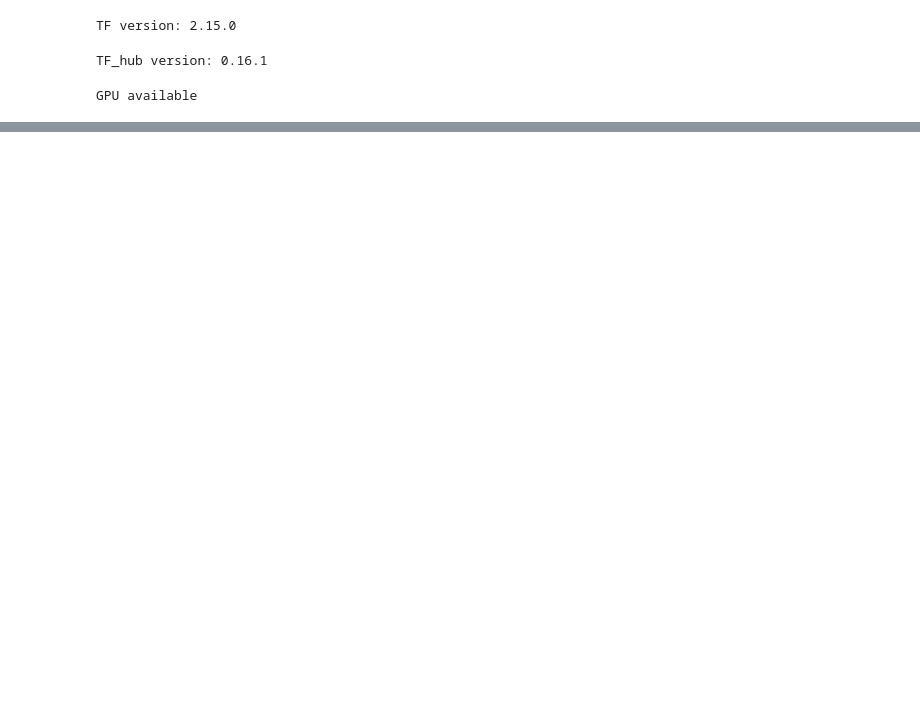
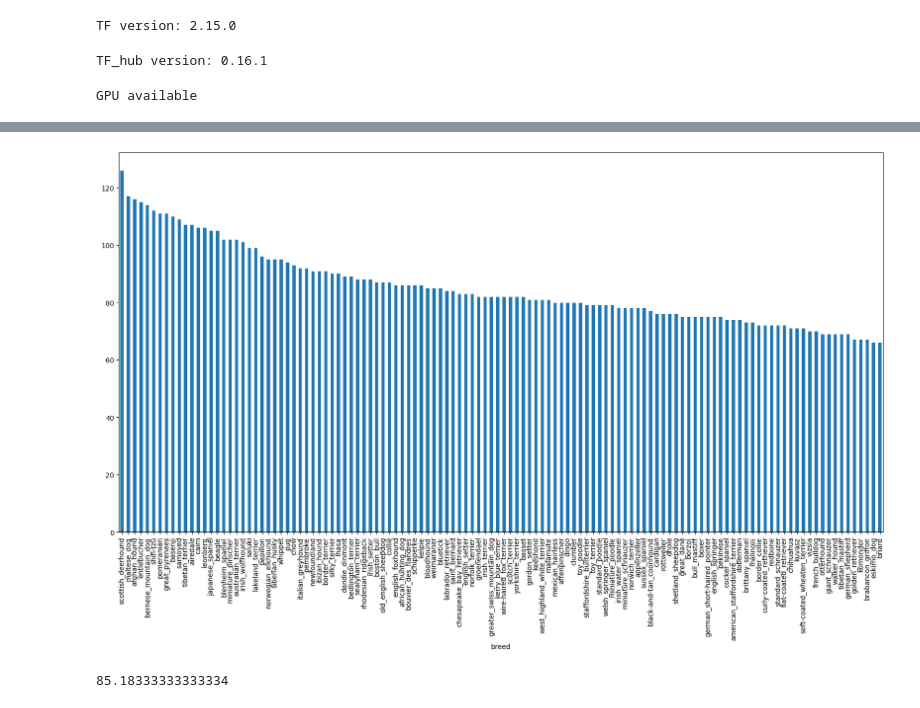
Before and after one commit to Kammohan/AI-Driven-Dog-Breed-Classifier, a Jupyter notebook: AI_Driven_Dog_Breed_Classifier.ipynb, the cells around one changed output, grey strips where cells are left out. Saved outputs shown, nothing was run; the diff lists cells and outputs as text; code cells hidden in the pictures; blank space fills up the shorter version.

```diff
--- a/AI_Driven_Dog_Breed_Classifier.ipynb
+++ b/AI_Driven_Dog_Breed_Classifier.ipynb
@@ -55,0 +67,4 @@ GPU available
+# %%
+import pandas as pd
+labels_read = pd.read_csv("/content/drive/MyDrive/Dog Vision/labels.csv")
+print(labels_read.describe())
@@ -55,0 +86,10 @@ GPU available
+# %%
+# How many images are there of each breed
+
+labels_read["breed"].value_counts().plot.bar(figsize = (20,10));
+# %% [output]
+[figure, added]
+# %%
+labels_read["breed"].value_counts().mean()
+# %% [output]
+85.18333333333334
```
Also changed, not shown: parts of 42 cells of this notebook.
